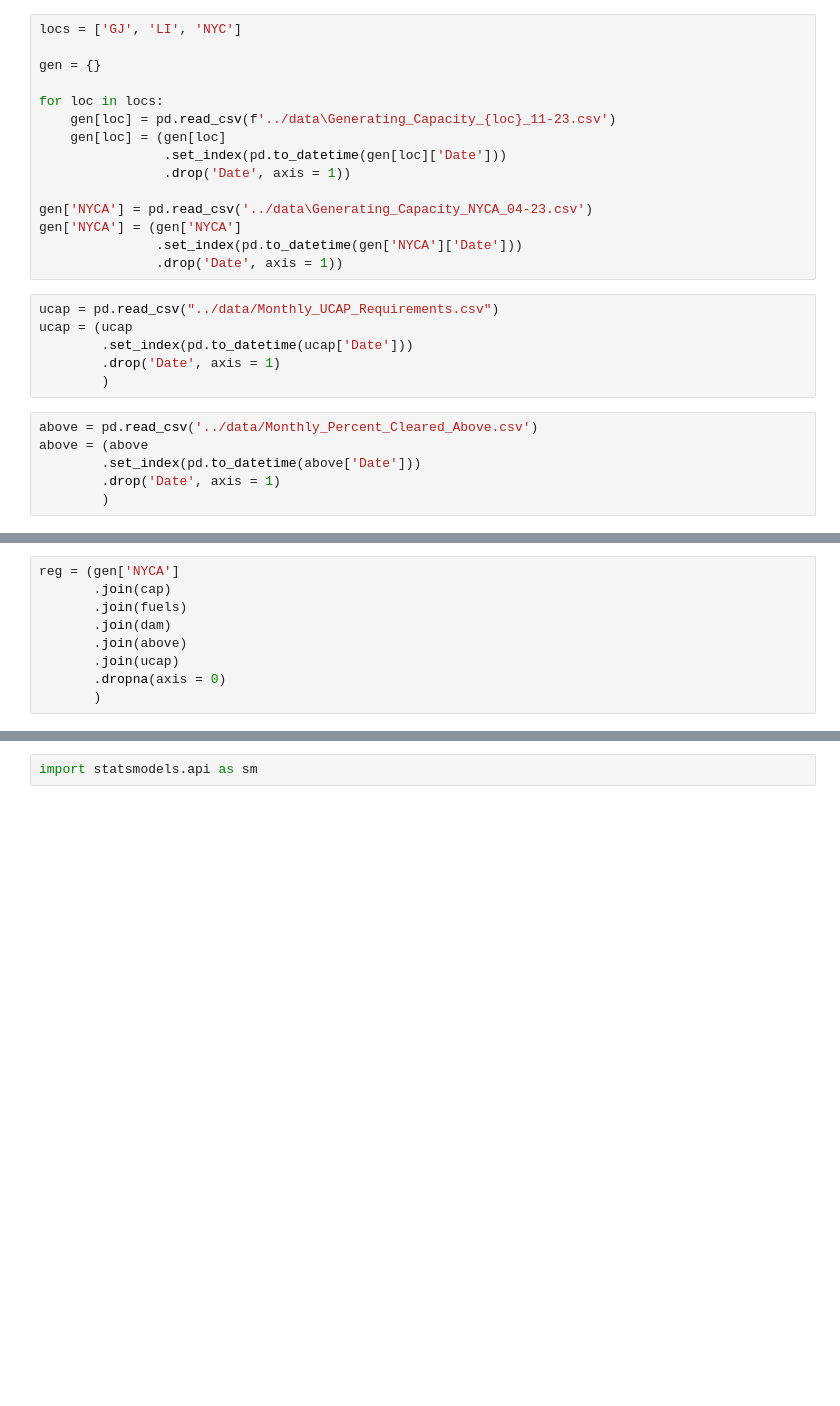
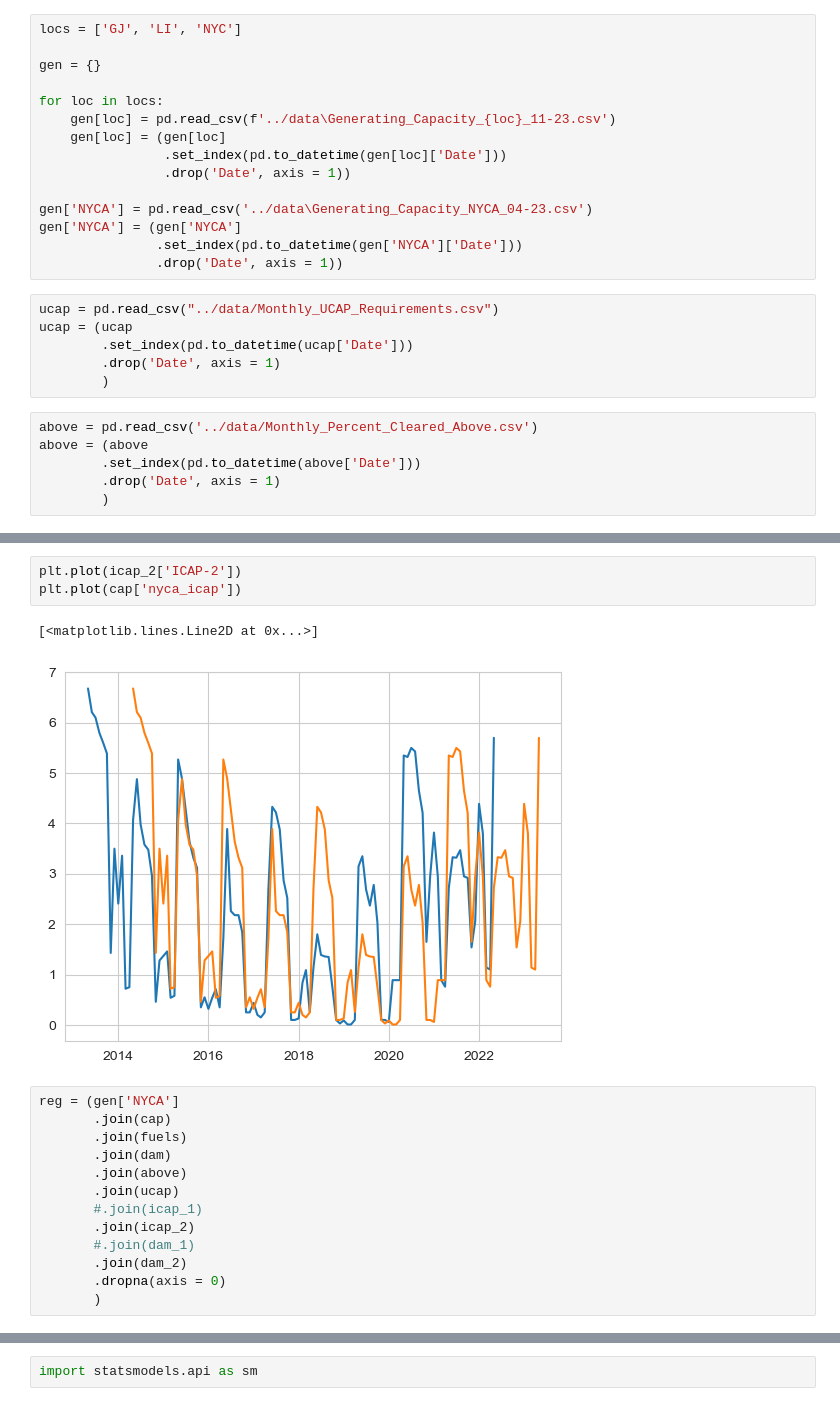
Before and after one commit to borvendegmate/tum_power_system_economics, a Jupyter notebook: code/regression.ipynb, the cells around one changed output, grey strips where cells are left out. Cells and saved outputs as stored; diff of their text form; blank space fills up the shorter version.

```diff
--- a/code/regression.ipynb
+++ b/code/regression.ipynb
@@ -67,3 +86,9 @@ above = (above
+# %%
+plt.plot(icap_2['ICAP-2'])
+plt.plot(cap['nyca_icap'])
+# %% [output]
+[<matplotlib.lines.Line2D at 0x...>]
+[figure, added]
 # %%
 reg = (gen['NYCA']
        .join(cap)
@@ -71,6 +96,10 @@ reg = (gen['NYCA']
        .join(dam)
        .join(above)
        .join(ucap)
+       #.join(icap_1)
+       .join(icap_2)
+       #.join(dam_1)
+       .join(dam_2)
        .dropna(axis = 0)
        )
 # %%
```
Also changed, not shown: parts of 7 cells of this notebook.
